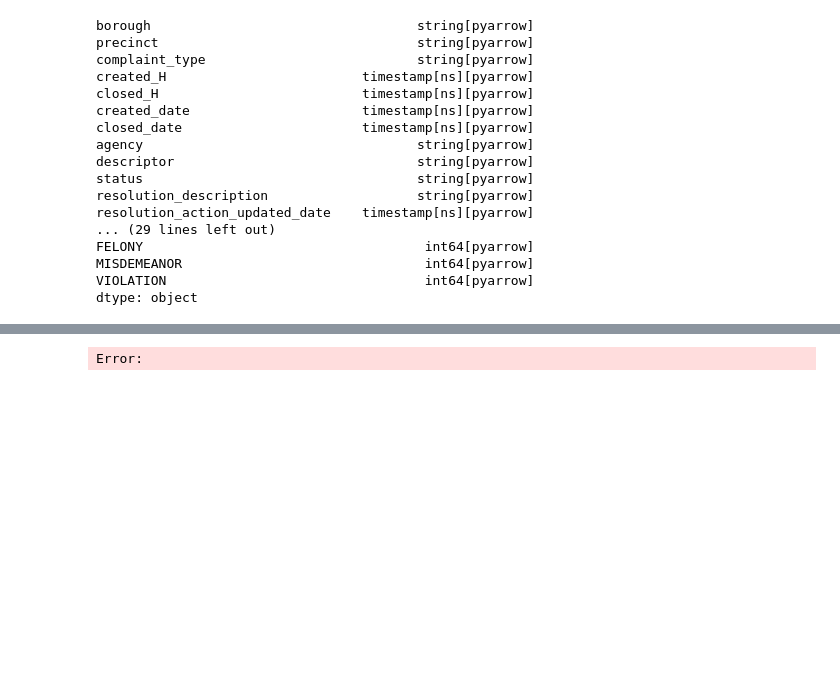
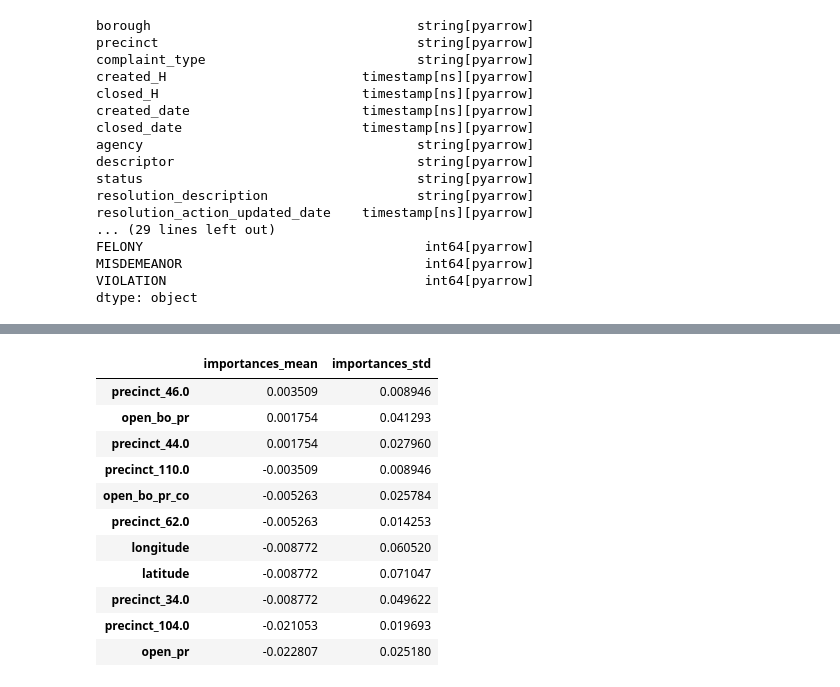
Before and after one commit to jamorr/Capstone, a Jupyter notebook: src/final.ipynb, the cells around one changed output, grey strips where cells are left out. Drawn from its saved outputs; the diff is of its cells as text; code cells hidden in the pictures; blank space fills up the shorter version.

```diff
--- a/src/final.ipynb
+++ b/src/final.ipynb
@@ -299,20 +360,31 @@ plt.grid(True)
 # %%
-# result = permutation_importance(rsf, X_test[:10], y_test[:10], n_repeats=15, random_state=hyper.seed)
+result = permutation_importance(rsf, X_test, y_test, n_repeats=15, random_state=hyper.seed, max_samples=0.01)
-# %% [output]
-Error:
 # %%
-# imp_df = pd.DataFrame(
-#     {
-#         k: result[k]
-#         for k in (
-#             "importances_mean",
-#             "importances_std",
-#         )
-#     },
-#     index=X_test.columns,
-# ).sort_values(by="importances_mean", ascending=False)
+imp_df = pd.DataFrame(
+    {
+        k: result[k]
+        for k in (
+            "importances_mean",
+            "importances_std",
+        )
+    },
+    index=X_test.columns,
+).sort_values(by="importances_mean", ascending=False)
 # %%
-# imp_df.loc[(imp_df['importances_mean'] != 0)]
+imp_df.loc[(imp_df['importances_mean'] != 0)]
+# %% [output]
+|  | importances_mean | importances_std |
+| precinct_46.0 | 0.003509 | 0.008946 |
+| open_bo_pr | 0.001754 | 0.041293 |
+| precinct_44.0 | 0.001754 | 0.027960 |
+| precinct_110.0 | -0.003509 | 0.008946 |
+| open_bo_pr_co | -0.005263 | 0.025784 |
+| precinct_62.0 | -0.005263 | 0.014253 |
+| longitude | -0.008772 | 0.060520 |
+| latitude | -0.008772 | 0.071047 |
+| precinct_34.0 | -0.008772 | 0.049622 |
+| precinct_104.0 | -0.021053 | 0.019693 |
+| open_pr | -0.022807 | 0.025180 |
 # %%
 # for name, data in sdf.groupby(strata):
 #     if len(data) < 20:
```
Also changed, not shown: parts of 12 cells of this notebook, 1 other file.
